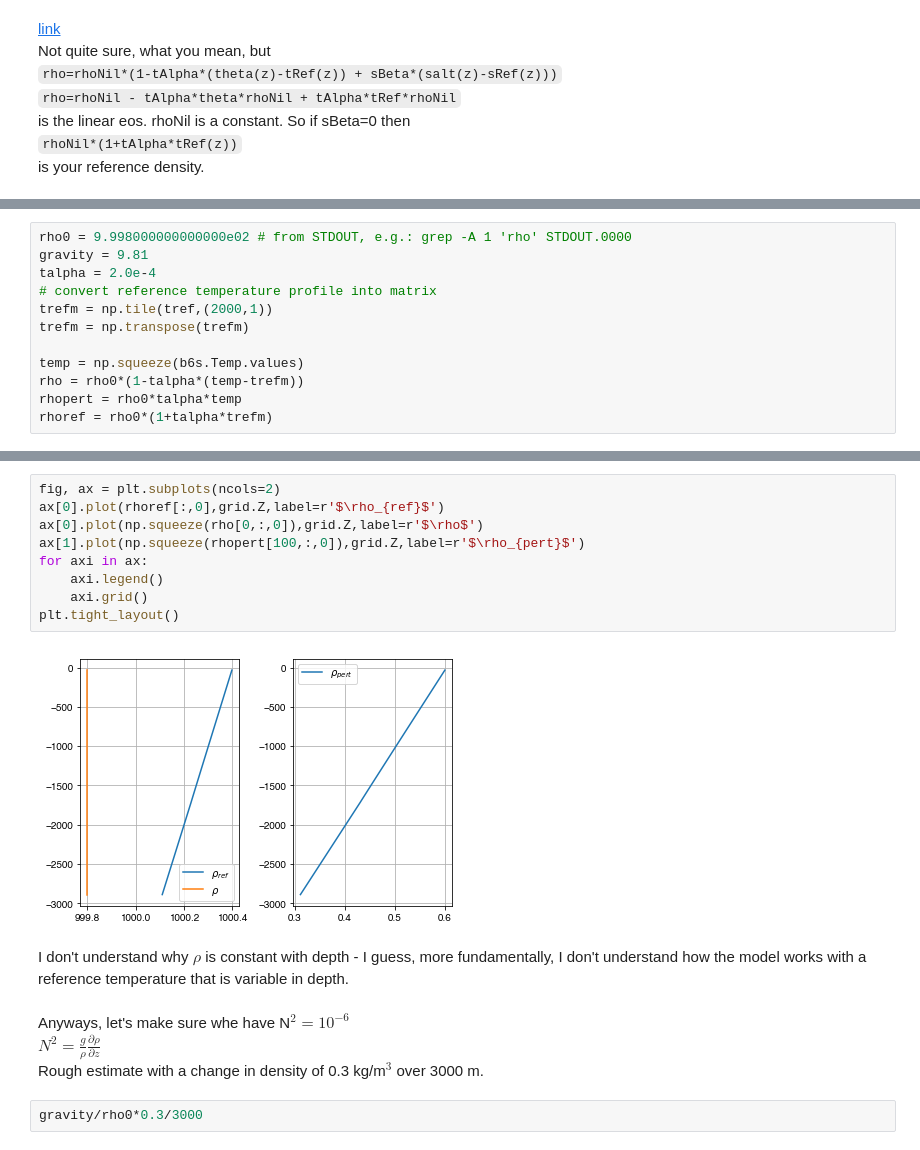
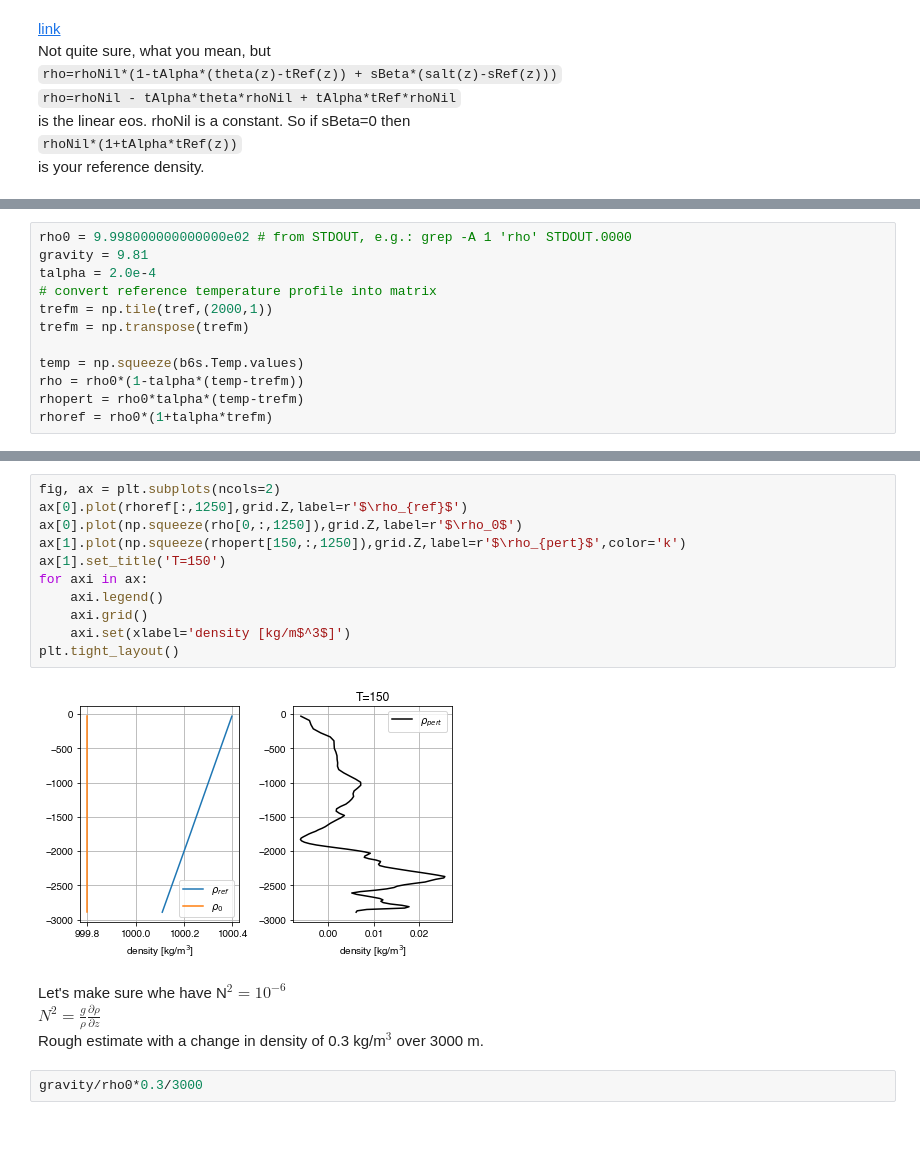
Before and after one commit to gunnarvoet/flow-across-bump, a Jupyter notebook: analysis/bump_analysis.ipynb, the cells around one changed output, grey strips where cells are left out. Cells and saved outputs as stored; diff of their text form.

```diff
--- a/analysis/bump_analysis.ipynb
+++ b/analysis/bump_analysis.ipynb
@@ -280,5 +332,5 @@ trefm = np.transpose(trefm)
 
 temp = np.squeeze(b6s.Temp.values)
 rho = rho0*(1-talpha*(temp-trefm))
-rhopert = rho0*talpha*temp
+rhopert = rho0*talpha*(temp-trefm)
 rhoref = rho0*(1+talpha*trefm)
@@ -285,18 +346,18 @@ rhoref = rho0*(1+talpha*trefm)
 # %%
 fig, ax = plt.subplots(ncols=2)
-ax[0].plot(rhoref[:,0],grid.Z,label=r'$\rho_{ref}$')
-ax[0].plot(np.squeeze(rho[0,:,0]),grid.Z,label=r'$\rho$')
-ax[1].plot(np.squeeze(rhopert[100,:,0]),grid.Z,label=r'$\rho_{pert}$')
+ax[0].plot(rhoref[:,1250],grid.Z,label=r'$\rho_{ref}$')
+ax[0].plot(np.squeeze(rho[0,:,1250]),grid.Z,label=r'$\rho_0$')
+ax[1].plot(np.squeeze(rhopert[150,:,1250]),grid.Z,label=r'$\rho_{pert}$',color='k')
+ax[1].set_title('T=150')
 for axi in ax:
     axi.legend()
     axi.grid()
+    axi.set(xlabel='density [kg/m$^3$]')
 plt.tight_layout()
 # %% [output]
-[figure, old version]
+[figure, new version]
-# %% [markdown]
-I don't understand why $\rho$ is constant with depth - I guess, more fundamentally, I don't understand how the model works with a reference temperature that is variable in depth.
 # %% [markdown]
-Anyways, let's make sure whe have N$^2=10^{-6}$<br>
+Let's make sure whe have N$^2=10^{-6}$<br>
 $N^2 = \frac{g}{\rho} \frac{\partial \rho}{\partial z}$<br>
 Rough estimate with a change in density of 0.3 kg/m$^3$ over 3000 m.
 # %%
```
Also changed, not shown: parts of 55 cells of this notebook, 4 other files.
